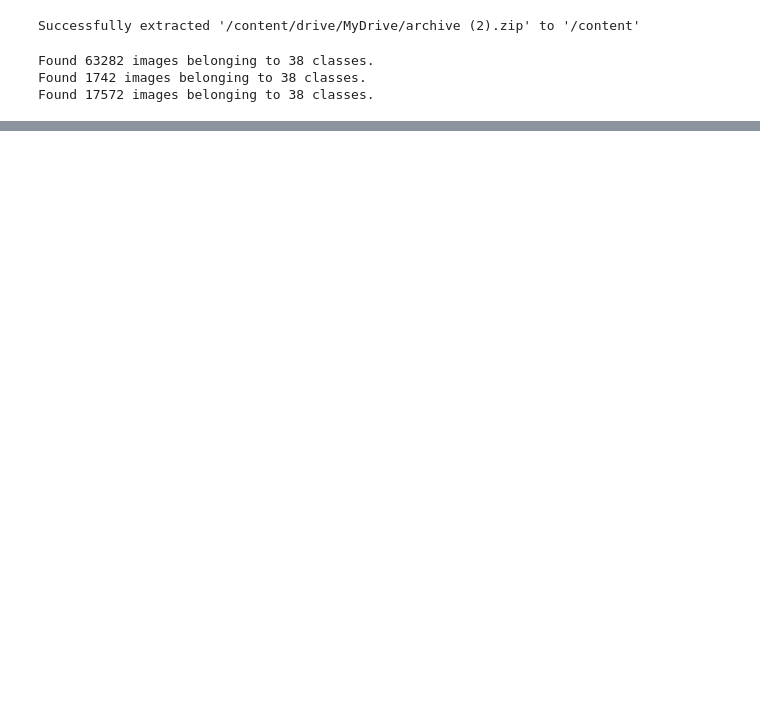
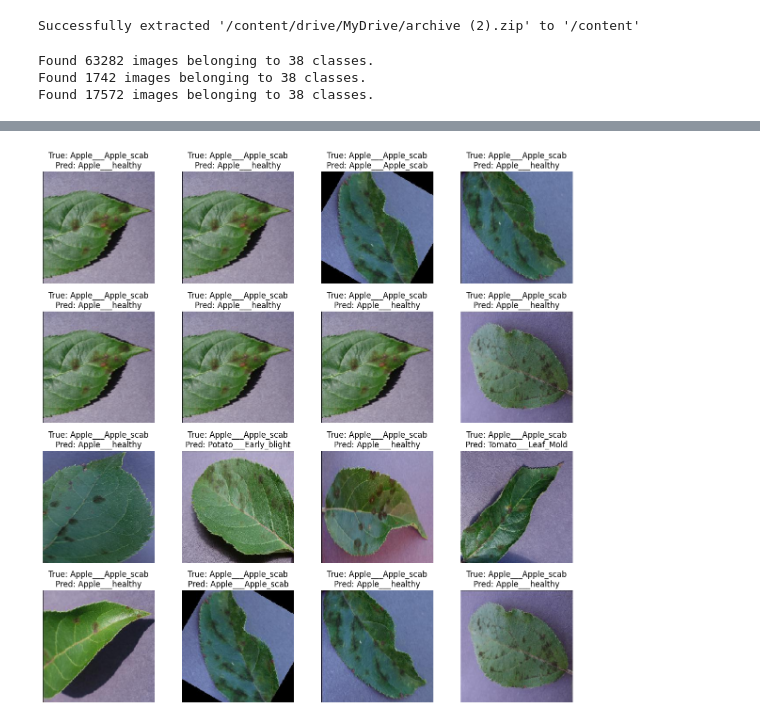
Before and after one commit to Nehajaiswal-01/Week-1, a Jupyter notebook: plant Disease Detection.ipynb, the cells around one changed output, grey strips where cells are left out. Saved outputs shown, nothing was run; the diff lists cells and outputs as text; code cells hidden in the pictures; blank space fills up the shorter version.

```diff
--- a/plant Disease Detection.ipynb
+++ b/plant Disease Detection.ipynb
@@ -189,18 +179,16 @@ plt.show()
 # %%
 #Predict on some test images
-import random
-
-x_test, y_test = next(test_generator)
-predictions = model.predict(x_test)
-predicted_labels = np.argmax(predictions, axis=1)
-true_labels = np.argmax(y_test, axis=1)
+x_test, y_test = next(test_gen)
+y_pred = np.argmax(model.predict(x_test), axis=1)
+y_true = np.argmax(y_test, axis=1)
 
 plt.figure(figsize=(12, 12))
 for i in range(16):
-    index = random.randint(0, len(x_test)-1)
+    idx = random.randint(0, len(x_test)-1)
     plt.subplot(4, 4, i+1)
-    plt.imshow(x_test[index])
-    plt.title(f"True: {classes[true_labels[index]]}\nPred: {classes[predicted_labels[index]]}")
+    plt.imshow(x_test[idx])
+    plt.title(f"True: {class_names[y_true[idx]]}\nPred: {class_names[y_pred[idx]]}")
     plt.axis('off')
 plt.tight_layout()
 plt.show()
+# %% [output]
@@ -206,0 +196 @@ plt.show()
+[figure, added]
```
Also changed, not shown: parts of 11 cells of this notebook.
